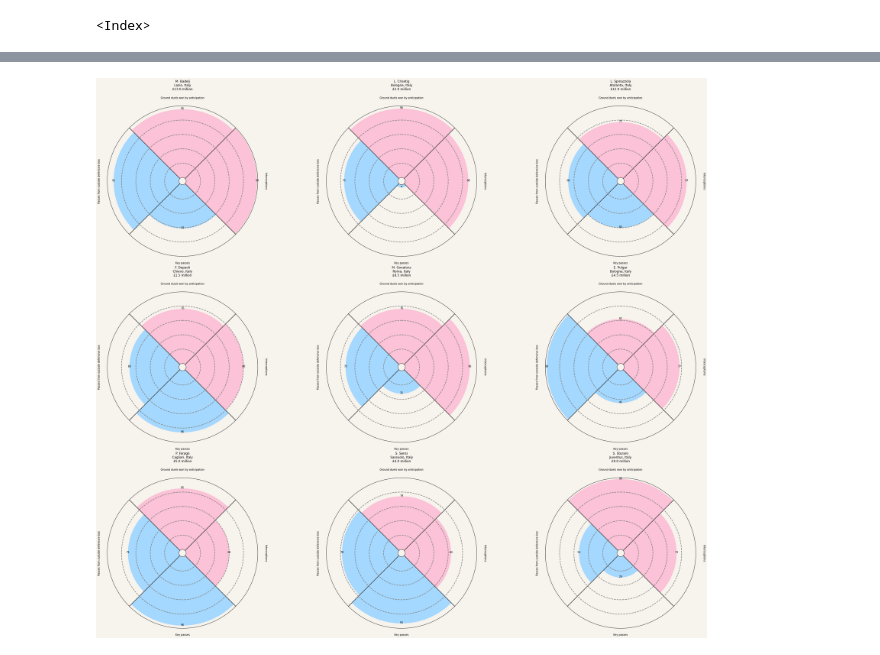
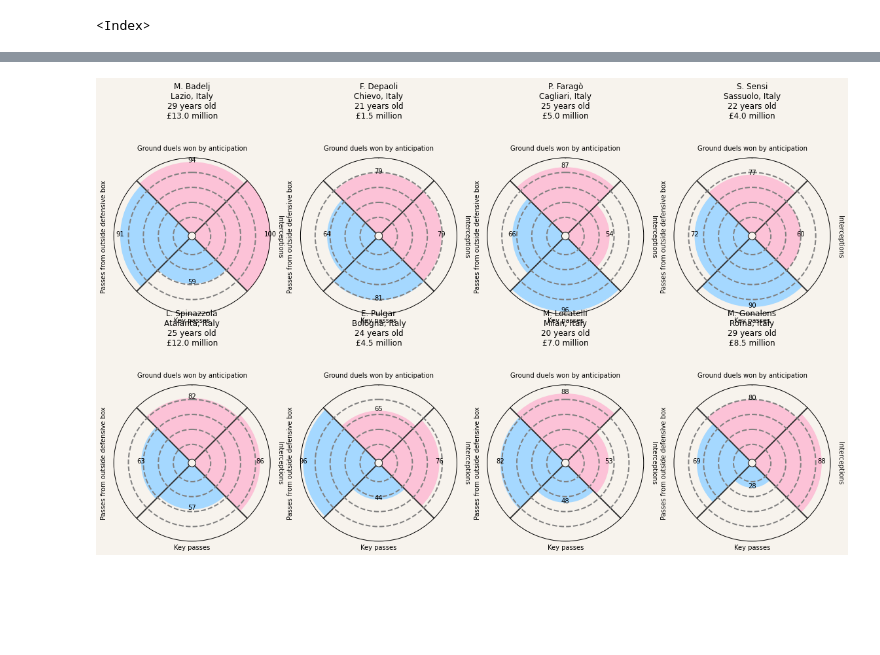
Before and after one commit to lyonjust/soccermatics, a Jupyter notebook: Assignment 2/assignment-2.ipynb, the cells around one changed output, grey strips where cells are left out. Drawn from its saved outputs; the diff is of its cells as text; code cells hidden in the pictures; blank space fills up the shorter version.

```diff
--- a/Assignment 2/assignment-2.ipynb
+++ b/Assignment 2/assignment-2.ipynb
@@ -696,19 +663,0 @@ goal_count = goals_binned["statistic"]
-# %%
-fig, ax = pitch.grid(grid_height=0.9, title_height=0.06, axis=False, nrows=3,
-                     endnote_height=0.04, title_space=0, endnote_space=0)
-
-pcm  = pitch.heatmap(movement_binned, cmap='Blues', edgecolor='grey', ax=ax['pitch'][0])
-ax_cbar = fig.add_axes((1, 0.72, 0.03, 0.2))
-cbar = fig.colorbar(pcm, cax=ax_cbar)
-ax['pitch'][0].set_title('Moving actions 2D histogram')
-
-
-pcm  = pitch.heatmap(shots_binned, cmap='Greens', edgecolor='grey', ax=ax['pitch'][1])
-ax_cbar = fig.add_axes((1, 0.42, 0.03, 0.2))
-cbar = fig.colorbar(pcm, cax=ax_cbar)
-ax['pitch'][1].set_title('Shots 2D histogram')
-
-pcm  = pitch.heatmap(goals_binned, cmap='Reds', edgecolor='grey', ax=ax['pitch'][2])
-ax_cbar = fig.add_axes((1, 0.07, 0.03, 0.2))
-cbar = fig.colorbar(pcm, cax=ax_cbar)
-ax['pitch'][2].set_title('Goals 2D histogram');
@@ -824,5 +770,9 @@ df_top_mids_italy[columns].sort_values('market_value_summer_2018_M', ascending=T
 # %%
 # potential targets based on age and market value
-potential_targets = df_top_mids_italy[(df_top_mids_italy['age']<30) & (df_top_mids_italy['market_value_summer_2018_M']<=15)].index
-print('Found ' + str(len(potential_targets)) + ' potential transfer targets:\n' + str(potential_targets))
+
+max_age = 30
+max_value_millions = 15
+
+potential_targets = df_top_mids_italy[(df_top_mids_italy['age']<max_age) & (df_top_mids_italy['market_value_summer_2018_M']<=max_value_millions)]
+print('Found ' + str(len(potential_targets)) + ' potential transfer targets:\n' + str(potential_targets.index))
 # %% [output]
@@ -831,10 +795,10 @@ Int64Index([69400, 20526, 190167, 415809, 25405, 90268, 220359, 246063, 21290],
 # %%
 def create_pizza(wyscout_id,
+                df,
                 ax,
                 parameter_names=[metric.clean_metric_name() for metric in metrics_definitions],
                 value_column_names=[metric.per_90_possession_adjusted() + '_rank' for metric in metrics_definitions],
-                slice_colours=[metric.pizza_slice_colour for metric in metrics_definitions],
-                df=df_mids
+                slice_colours=[metric.pizza_slice_colour for metric in metrics_definitions]
                 ):
 
     percentiles = 100 * df[df['wyId']==wyscout_id][value_column_names].to_numpy()[0]
@@ -855,23 +819,26 @@ def create_pizza(wyscout_id,
         ax=ax
     )
 # %%
-fig, ax = plt.subplots(nrows=3, ncols=3, subplot_kw={'projection': 'polar'}, figsize=(36,30))
+fig, ax = plt.subplots(nrows=2, ncols=4, subplot_kw={'projection': 'polar'}, figsize=(16,10))
 
 fig.patch.set_color(COLOUR_BACKGROUND)
 
-for i, mid_id in enumerate(potential_targets):
+for i, mid_id in enumerate(potential_targets.index):
     player_name = df_top_mids_italy[df_top_mids_italy.index==mid_id]['shortName'].to_numpy()[0]
     team = df_top_mids_italy[df_top_mids_italy.index==mid_id]['team_name'].to_numpy()[0]
     league = df_top_mids_italy[df_top_mids_italy.index==mid_id]['league'].to_numpy()[0]
+    age = int(df_top_mids_italy[df_top_mids_italy.index==mid_id]['age'].to_numpy()[0])
     if type(team)==float or type(league)==float:
         team_and_league = ''
     else:
         team_and_league = team + ', ' + league
     market_value = df_top_mids_italy[df_top_mids_italy.index==mid_id]['market_value_summer_2018_M'].to_numpy()[0]
-    create_pizza(wyscout_id=mid_id, ax=ax.flatten()[i])
-    ax.flatten()[i].set_title(player_name + '\n' + team_and_league + '\n£' + f'{market_value:.1f}' + ' million', pad=60)
+    create_pizza(wyscout_id=mid_id, df=df_mids_italy, ax=ax.flatten()[i])
+    ax.flatten()[i].set_title(player_name + '\n' + team_and_league + '\n' + str(age) + ' years old\n£' + f'{market_value:.1f}' + ' million', pad=60)
     ax.flatten()[i].patch.set_color(COLOUR_BACKGROUND)
 
 fig.tight_layout()
+
+fig.savefig('../img/top_candidates_italy_radar.pdf', bbox_inches='tight')
 # %% [output]
-[figure, old version]
+[figure, new version]
```
Also changed, not shown: parts of 23 cells of this notebook, 1 other file.
